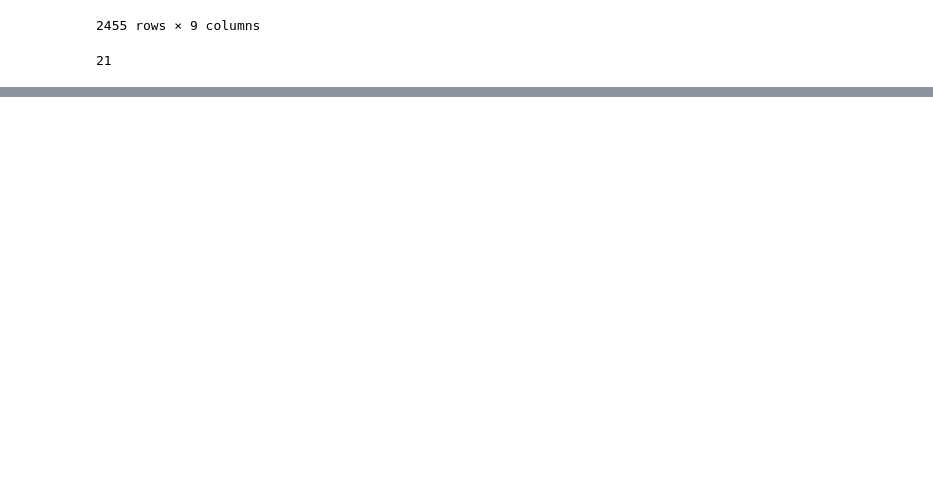
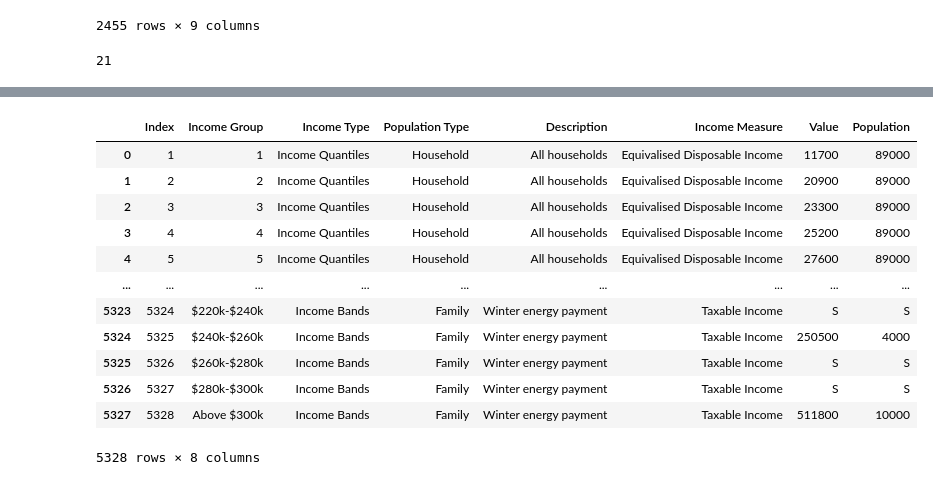
Before and after one commit to Treasury-Analytics-and-Insights/emtr, a Jupyter notebook: notebook.ipynb, the cells around one changed output, grey strips where cells are left out. Drawn from its saved outputs; the diff is of its cells as text; code cells hidden in the pictures; blank space fills up the shorter version.

```diff
--- a/notebook.ipynb
+++ b/notebook.ipynb
@@ -57,0 +73,20 @@ len(data.Description.unique())
+# %%
+data = pd.read_csv('dist_exp_data.csv')
+# %%
+new_data = data.drop('Unnamed: 0', axis=1)
+# %%
+new_data
+# %% [output]
+|  | Index | Income Group | Income Type | Population Type | Description | Income Measure | Value | Population |
+| 0 | 1 | 1 | Income Quantiles | Household | All households | Equivalised Disposable Income | 11700 | 89000 |
+| 1 | 2 | 2 | Income Quantiles | Household | All households | Equivalised Disposable Income | 20900 | 89000 |
+| 2 | 3 | 3 | Income Quantiles | Household | All households | Equivalised Disposable Income | 23300 | 89000 |
+| 3 | 4 | 4 | Income Quantiles | Household | All households | Equivalised Disposable Income | 25200 | 89000 |
+| 4 | 5 | 5 | Income Quantiles | Household | All households | Equivalised Disposable Income | 27600 | 89000 |
+| ... | ... | ... | ... | ... | ... | ... | ... | ... |
+| 5323 | 5324 | $220k-$240k | Income Bands | Family | Winter energy payment | Taxable Income | S | S |
+| 5324 | 5325 | $240k-$260k | Income Bands | Family | Winter energy payment | Taxable Income | 250500 | 4000 |
+| 5325 | 5326 | $260k-$280k | Income Bands | Family | Winter energy payment | Taxable Income | S | S |
+| 5326 | 5327 | $280k-$300k | Income Bands | Family | Winter energy payment | Taxable Income | S | S |
+| 5327 | 5328 | Above $300k | Income Bands | Family | Winter energy payment | Taxable Income | 511800 | 10000 |
+5328 rows × 8 columns
```
Also changed, not shown: parts of 2 cells of this notebook, 2 other files.
